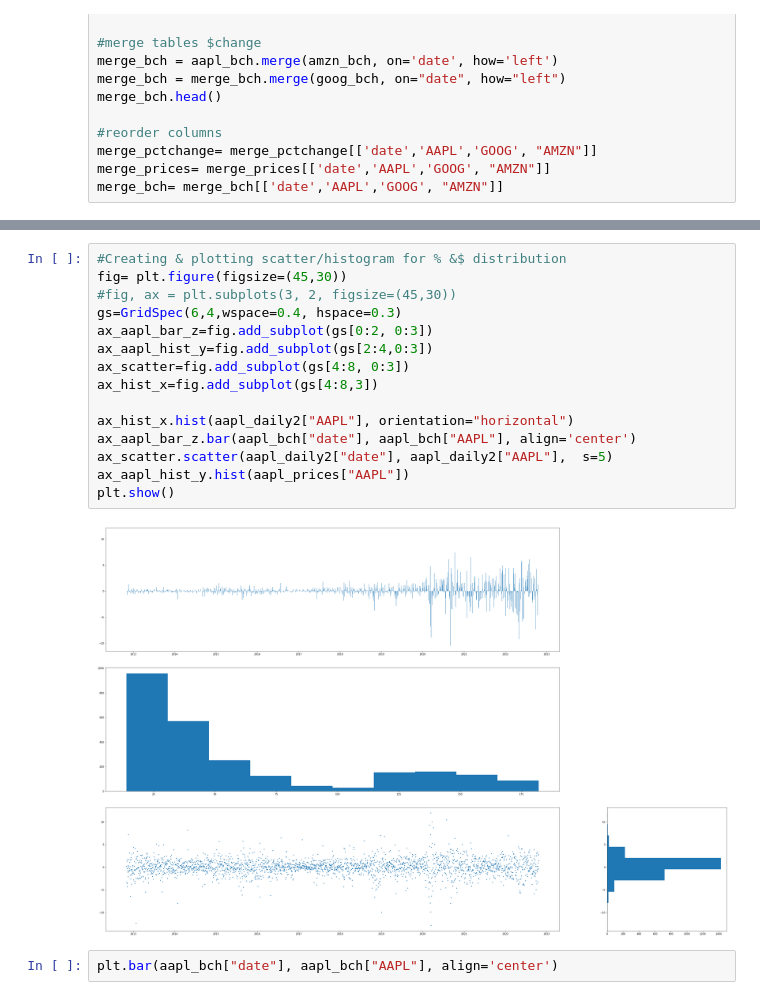
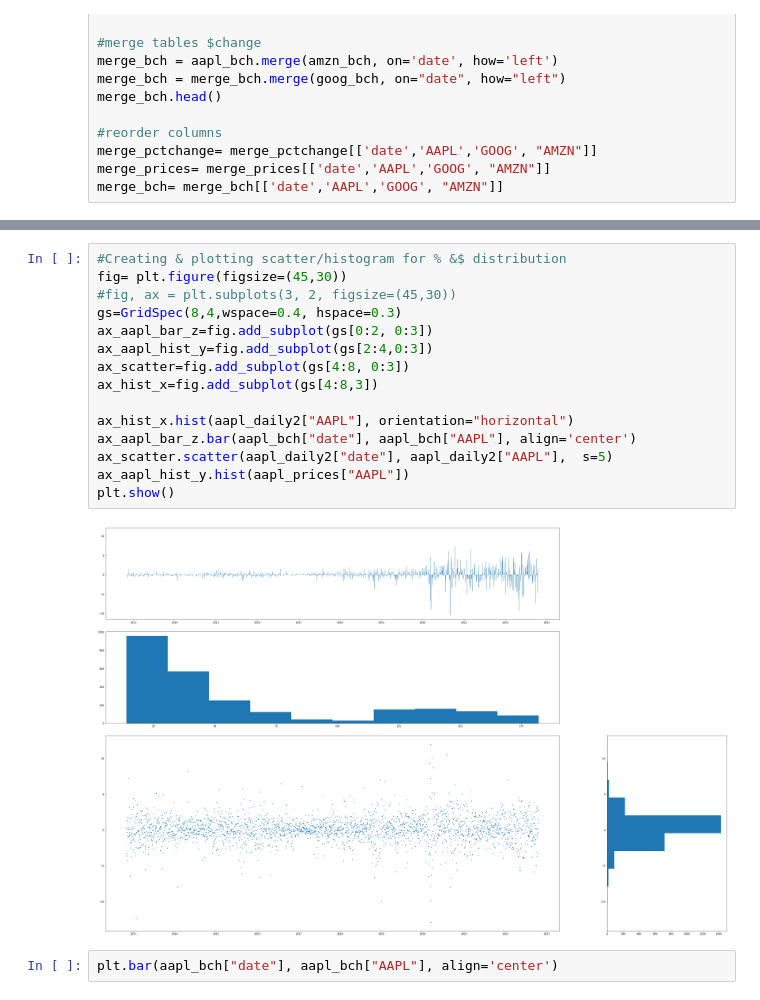
Before and after one commit to lyndsaywylie/Project-1, a Jupyter notebook: lyns-Copy2.ipynb, the cells around one changed output, grey strips where cells are left out. Cells and saved outputs as stored; diff of their text form.

```diff
--- a/lyns-Copy2.ipynb
+++ b/lyns-Copy2.ipynb
@@ -183,20 +183,20 @@ plt.show()
 # %%
 #Creating & plotting scatter/histogram for % &$ distribution
 fig= plt.figure(figsize=(45,30))
 #fig, ax = plt.subplots(3, 2, figsize=(45,30))
-gs=GridSpec(6,4,wspace=0.4, hspace=0.3)
+gs=GridSpec(8,4,wspace=0.4, hspace=0.3)
 ax_aapl_bar_z=fig.add_subplot(gs[0:2, 0:3])
 ax_aapl_hist_y=fig.add_subplot(gs[2:4,0:3])
 ax_scatter=fig.add_subplot(gs[4:8, 0:3])
 ax_hist_x=fig.add_subplot(gs[4:8,3])
 
 ax_hist_x.hist(aapl_daily2["AAPL"], orientation="horizontal")
 ax_aapl_bar_z.bar(aapl_bch["date"], aapl_bch["AAPL"], align='center')
 ax_scatter.scatter(aapl_daily2["date"], aapl_daily2["AAPL"],  s=5)
 ax_aapl_hist_y.hist(aapl_prices["AAPL"])
 plt.show()
 # %% [output]
-[figure, old version]
+[figure, new version]
 # %%
 plt.bar(aapl_bch["date"], aapl_bch["AAPL"], align='center')
 # %% [output]
```
Also changed, not shown: 1 other file.
